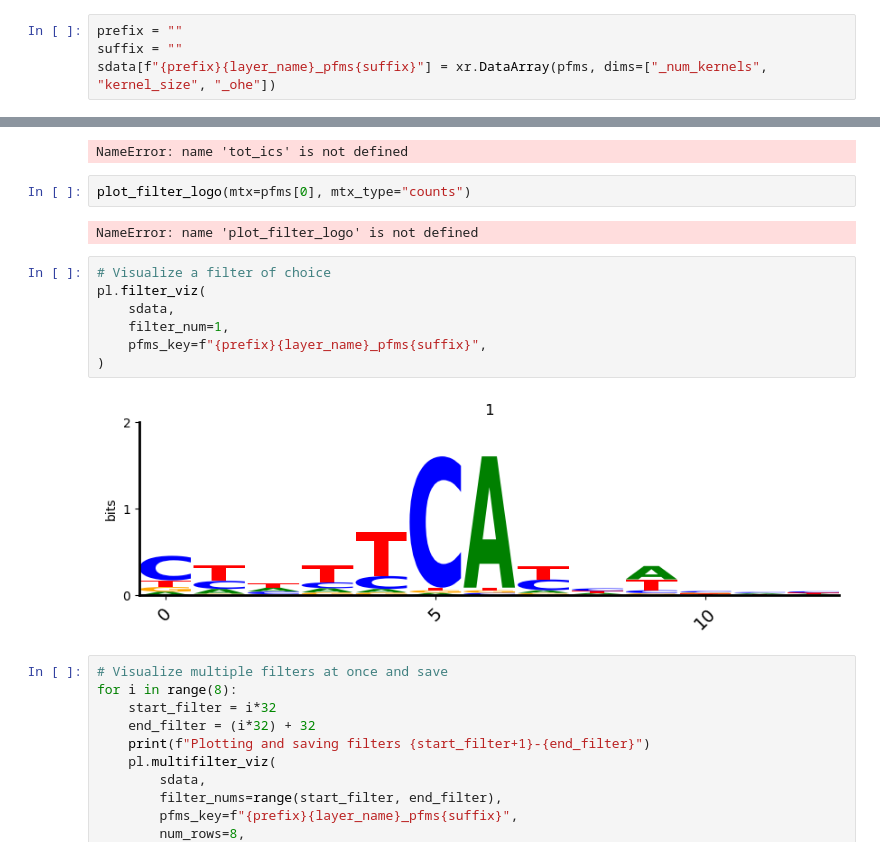
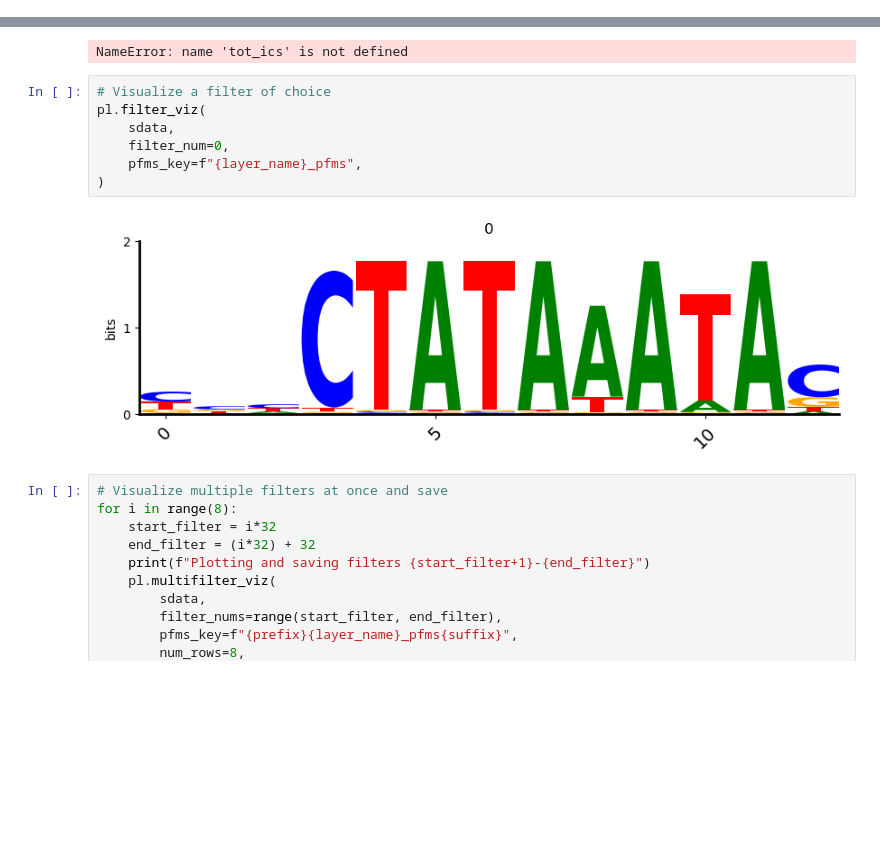
Before and after one commit to ML4GLand/EUGENe_paper, a Jupyter notebook: notebooks/jores21/jores21_interpretation.ipynb, the cells around one changed output, grey strips where cells are left out. Drawn from its saved outputs; the diff is of its cells as text; blank space fills up the shorter version.

Commit message:
prelim working filters and attributions

```diff
--- a/notebooks/jores21/jores21_interpretation.ipynb
+++ b/notebooks/jores21/jores21_interpretation.ipynb
@@ -273,29 +115,21 @@ pwms = ppms_to_pwms(ppms)
 infos = ppms_to_igms(ppms)
 ppics = per_position_ic(ppms)
 tot_ics = ppics.sum(axis=1)
-# %%
-prefix = ""
-suffix = ""
-sdata[f"{prefix}{layer_name}_pfms{suffix}"] = xr.DataArray(pfms, dims=["_num_kernels", "kernel_size", "_ohe"])
 # %%
 # Sort by total information content
 sort_idx = np.argsort(tot_ics)[::-1]
 sort_idx[:5]
 # %% [output]
 NameError: name 'tot_ics' is not defined
-# %%
-plot_filter_logo(mtx=pfms[0], mtx_type="counts")
-# %% [output]
-NameError: name 'plot_filter_logo' is not defined
 # %%
 # Visualize a filter of choice
 pl.filter_viz(
     sdata,
-    filter_num=1,
-    pfms_key=f"{prefix}{layer_name}_pfms{suffix}",
+    filter_num=0,
+    pfms_key=f"{layer_name}_pfms",
 )
 # %% [output]
-[figure, old version]
+[figure, new version]
 # %%
 # Visualize multiple filters at once and save
 for i in range(8):
```
Also changed, not shown: parts of 25 cells of this notebook, 1 other file.
